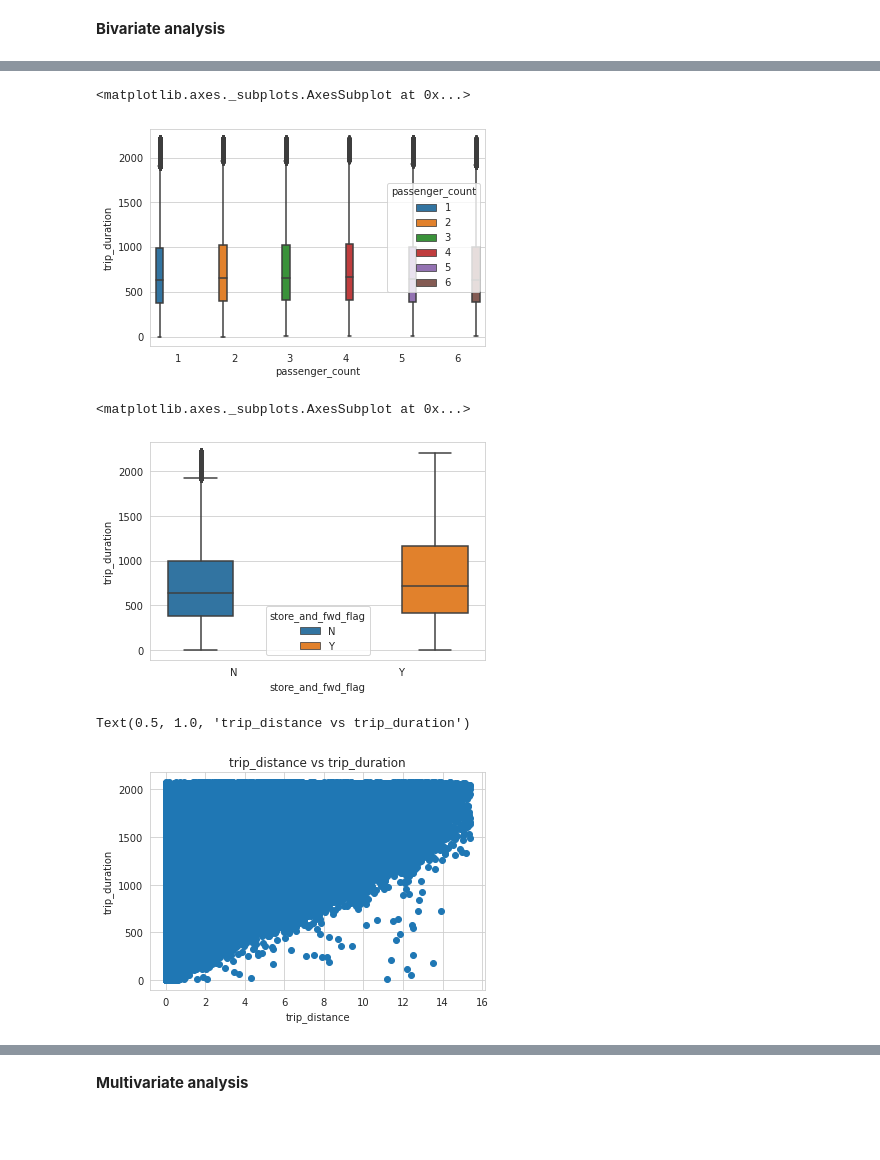
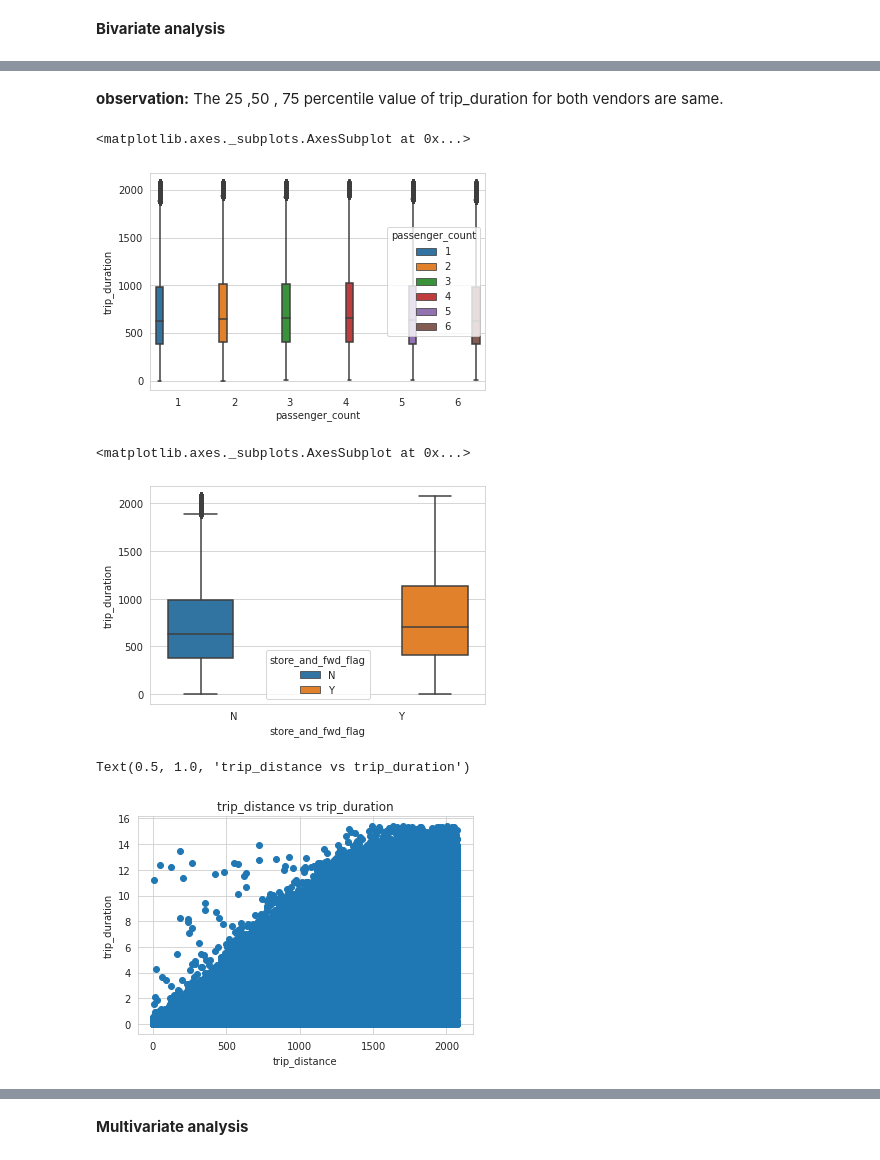
Before and after one commit to ad709kr/NYC-Taxi-Trip-Time-Predction, a Jupyter notebook: NYC_trip_time_prediction_individual.ipynb, the cells around one changed output, grey strips where cells are left out. Saved outputs shown, nothing was run; the diff lists cells and outputs as text; code cells hidden in the pictures; blank space fills up the shorter version.

```diff
--- a/NYC_trip_time_prediction_individual.ipynb
+++ b/NYC_trip_time_prediction_individual.ipynb
@@ -636,18 +648,20 @@ sns.boxplot(data = df_std, x = 'vendor_id', y ='trip_duration', hue='vendor_id')
+# %% [markdown]
+**observation:** The 25 ,50 , 75 percentile value of trip_duration for both vendors are same.
 # %%
-sns.boxplot(data =df_std, x = 'passenger_count', y ='trip_duration', hue='passenger_count')
+sns.boxplot(data =df_iqr, x = 'passenger_count', y ='trip_duration', hue='passenger_count')
 # %% [output]
 <matplotlib.axes._subplots.AxesSubplot at 0x...>
-[figure, old version]
+[figure, new version]
 # %%
-sns.boxplot(data =df_std, x = 'store_and_fwd_flag', y ='trip_duration', hue='store_and_fwd_flag')
+sns.boxplot(data =df_iqr, x = 'store_and_fwd_flag', y ='trip_duration', hue='store_and_fwd_flag')
 # %% [output]
 <matplotlib.axes._subplots.AxesSubplot at 0x...>
-[figure, old version]
+[figure, new version]
 # %%
-plt.scatter(df_iqr['trip_distance'],df_iqr['trip_duration'])
+plt.scatter(df_iqr['trip_duration'],df_iqr['trip_distance'])
 plt.xlabel("trip_distance")
 plt.ylabel("trip_duration")
 plt.title("trip_distance vs trip_duration")
 # %% [output]
 Text(0.5, 1.0, 'trip_distance vs trip_duration')
-[figure, old version]
+[figure, new version]
```
Also changed, not shown: parts of 37 cells of this notebook.
